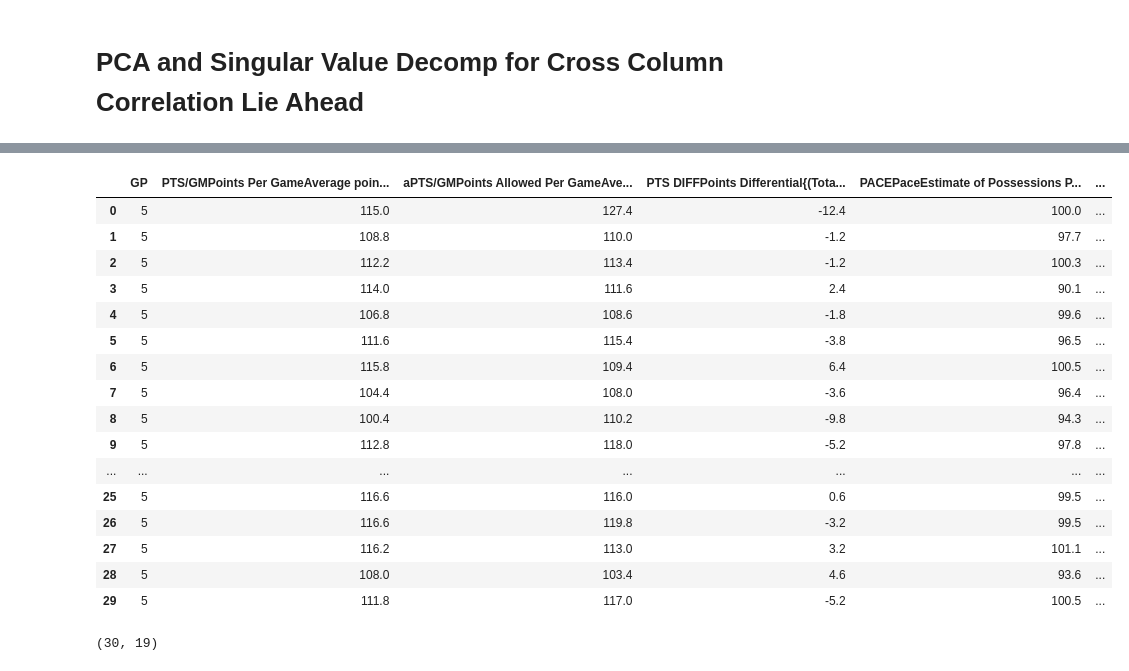
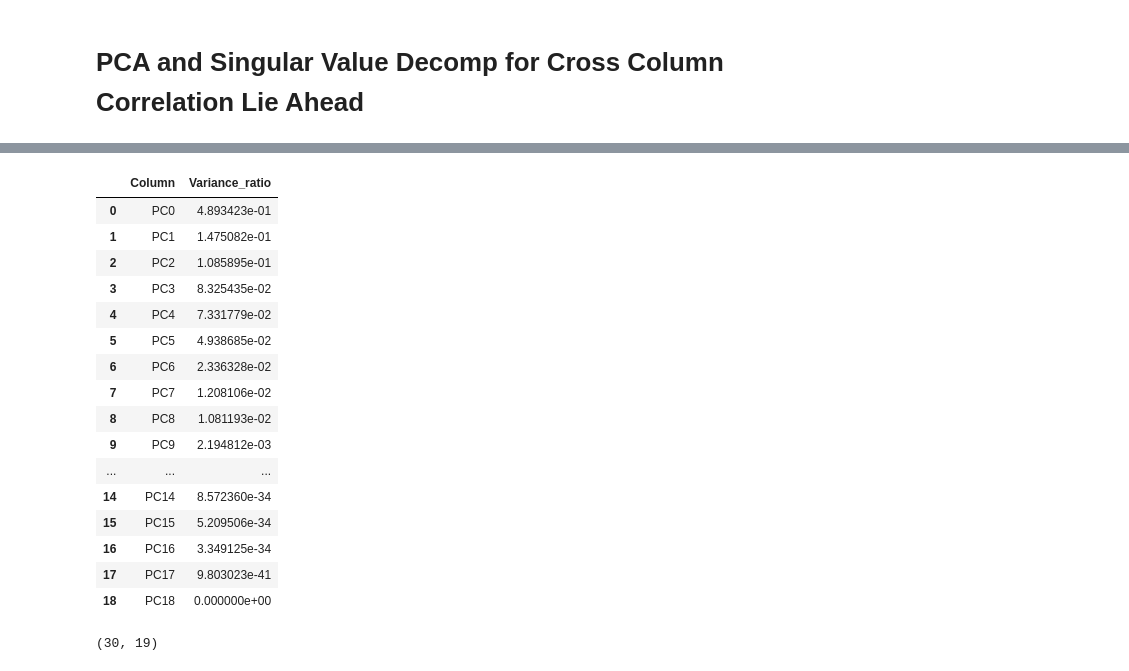
Before and after one commit to gilpasternak35/Likelihood, a Jupyter notebook: likelihood-public.ipynb, the cells around one changed output, grey strips where cells are left out. Saved outputs shown, nothing was run; the diff lists cells and outputs as text; code cells hidden in the pictures.

```diff
--- a/likelihood-public.ipynb
+++ b/likelihood-public.ipynb
@@ -649,33 +652,37 @@ dataset below:
 # %%
 def pcaPrep(first_table):
 # Finding all numerical components of the table so that pca can function
     tabl = first_table.select_dtypes(include = [np.number])
     tabl = tabl.dropna(1)
     return tabl
 
-tabl = pcaPrep(first_table)
-scaled_data = StandardScaler().fit_transform(tabl)
-# Creating a PCA object
-pca = PCA(n_components = (tabl.shape[1]))
-tabl
+def obtain_variance_table(first_table):
+    tabl = pcaPrep(first_table)
+    scaled_data = StandardScaler().fit_transform(tabl)
+    # Creating a PCA object
+    pca = PCA(n_components = (tabl.shape[1]))
+    pcaData = pca.fit_transform(scaled_data)
+    infoFrame = pd.DataFrame().assign(Column = ["PC" + str(i) for i in range(tabl.shape[1])], Variance_ratio = pca.explained_variance_ratio_ )
+    return infoFrame
+obtain_variance_table(first_table)
 # %% [output]
-|  | GP | PTS/GMPoints Per GameAverage poin... | aPTS/GMPoints Allowed Per GameAve... | PTS DIFFPoints Differential{(Tota... | PACEPaceEstimate of Possessions P... | ... |
-| 0 | 5 | 115.0 | 127.4 | -12.4 | 100.0 | ... |
-| 1 | 5 | 108.8 | 110.0 | -1.2 | 97.7 | ... |
-| 2 | 5 | 112.2 | 113.4 | -1.2 | 100.3 | ... |
-| 3 | 5 | 114.0 | 111.6 | 2.4 | 90.1 | ... |
-| 4 | 5 | 106.8 | 108.6 | -1.8 | 99.6 | ... |
-| 5 | 5 | 111.6 | 115.4 | -3.8 | 96.5 | ... |
-| 6 | 5 | 115.8 | 109.4 | 6.4 | 100.5 | ... |
-| 7 | 5 | 104.4 | 108.0 | -3.6 | 96.4 | ... |
-| 8 | 5 | 100.4 | 110.2 | -9.8 | 94.3 | ... |
-| 9 | 5 | 112.8 | 118.0 | -5.2 | 97.8 | ... |
-| ... | ... | ... | ... | ... | ... | ... |
-| 25 | 5 | 116.6 | 116.0 | 0.6 | 99.5 | ... |
-| 26 | 5 | 116.6 | 119.8 | -3.2 | 99.5 | ... |
-| 27 | 5 | 116.2 | 113.0 | 3.2 | 101.1 | ... |
-| 28 | 5 | 108.0 | 103.4 | 4.6 | 93.6 | ... |
-| 29 | 5 | 111.8 | 117.0 | -5.2 | 100.5 | ... |
+|  | Column | Variance_ratio |
+| 0 | PC0 | 4.893423e-01 |
+| 1 | PC1 | 1.475082e-01 |
+| 2 | PC2 | 1.085895e-01 |
+| 3 | PC3 | 8.325435e-02 |
+| 4 | PC4 | 7.331779e-02 |
+| 5 | PC5 | 4.938685e-02 |
+| 6 | PC6 | 2.336328e-02 |
+| 7 | PC7 | 1.208106e-02 |
+| 8 | PC8 | 1.081193e-02 |
+| 9 | PC9 | 2.194812e-03 |
+| ... | ... | ... |
+| 14 | PC14 | 8.572360e-34 |
+| 15 | PC15 | 5.209506e-34 |
+| 16 | PC16 | 3.349125e-34 |
+| 17 | PC17 | 9.803023e-41 |
+| 18 | PC18 | 0.000000e+00 |
 # %%
 def obtainPCAVals(componentNum):
     pca = PCA(n_components = componentNum)
```
Also changed, not shown: parts of 9 cells of this notebook.
